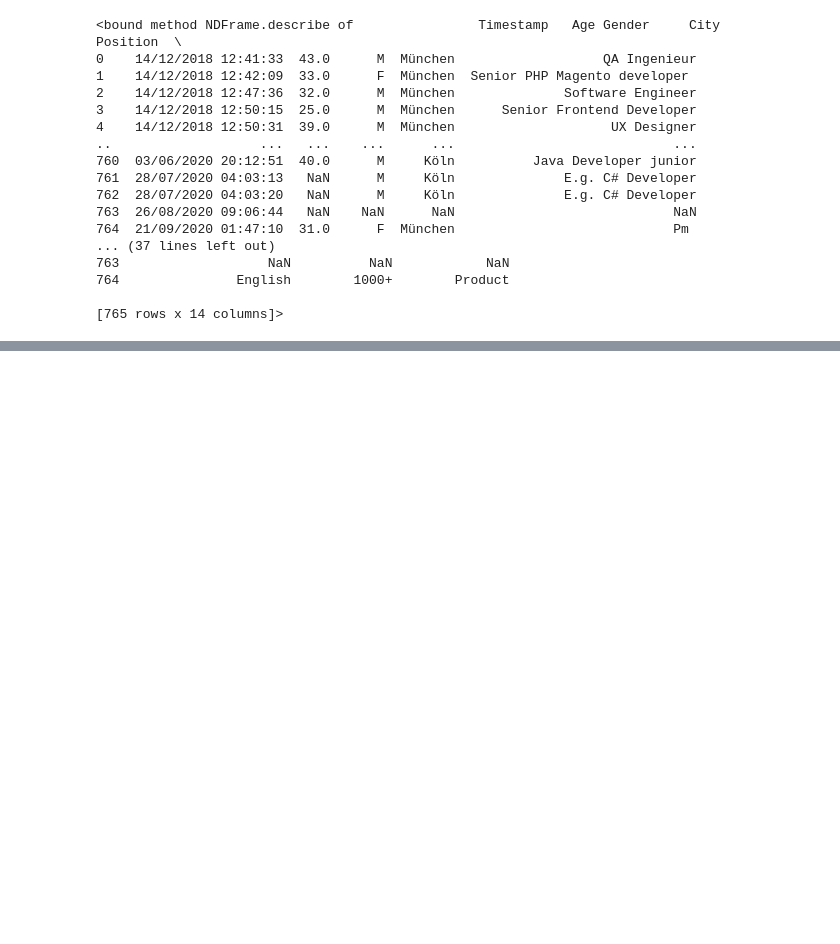
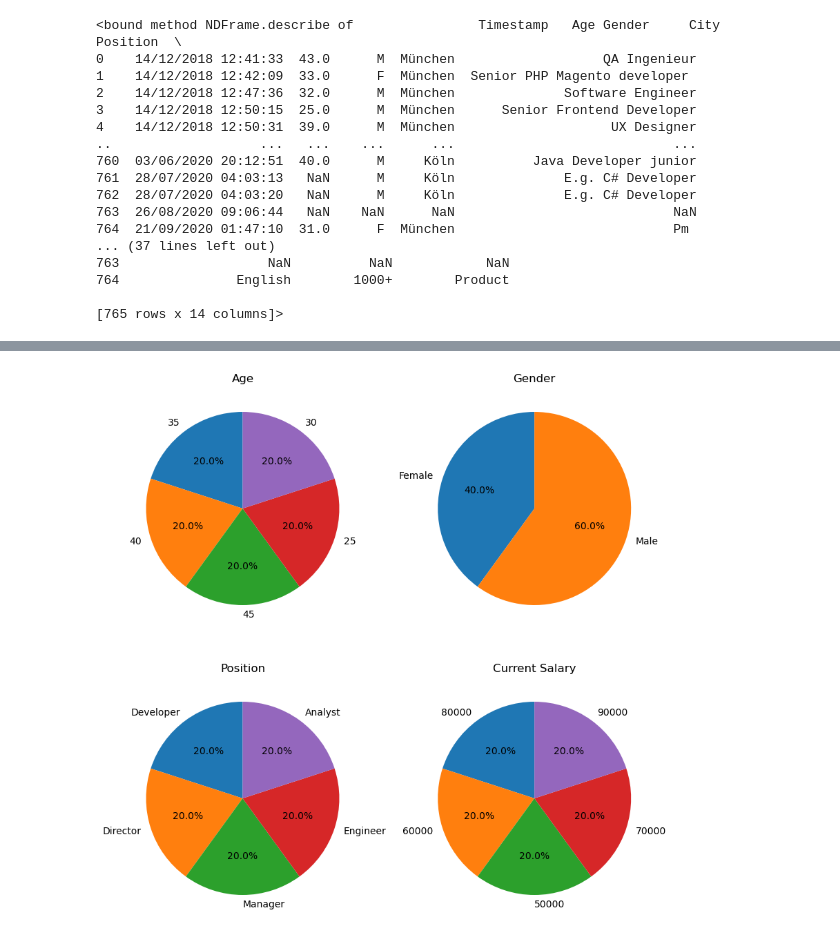
Before and after one commit to manase221/IT_SALARY_SURVEY, a Jupyter notebook: EU SURVEY.ipynb, the cells around one changed output, grey strips where cells are left out. Drawn from its saved outputs; the diff is of its cells as text; code cells hidden in the pictures; blank space fills up the shorter version.

```diff
--- a/EU SURVEY.ipynb
+++ b/EU SURVEY.ipynb
@@ -373,0 +413,22 @@ df.shape
+# %%
+import matplotlib.pyplot as plt
+# Load the sample dataset
+data = pd.read_csv(r'IT_Salary_Survey_EU_2019.csv')
+
+# Create a figure and axis for the pie chart
+fig, axs = plt.subplots(2, 2, figsize=(10, 10))
+axs = axs.flatten()
+
+# Create a pie chart for each category
+categories = [age, gender, position, salary]
+titles = ['Age', 'Gender', 'Position', 'Current Salary']
+
+for i in range(len(categories)):
+    unique_categories = list(set(categories[i]))
+    count_categories = [categories[i].count(j) for j in unique_categories]
+    axs[i].pie(count_categories, labels=unique_categories, autopct='%1.1f%%', startangle=90)
+    axs[i].set_title(titles[i])
+
+plt.show()
+# %% [output]
+[figure, added]
```
Also changed, not shown: parts of 27 cells of this notebook.
